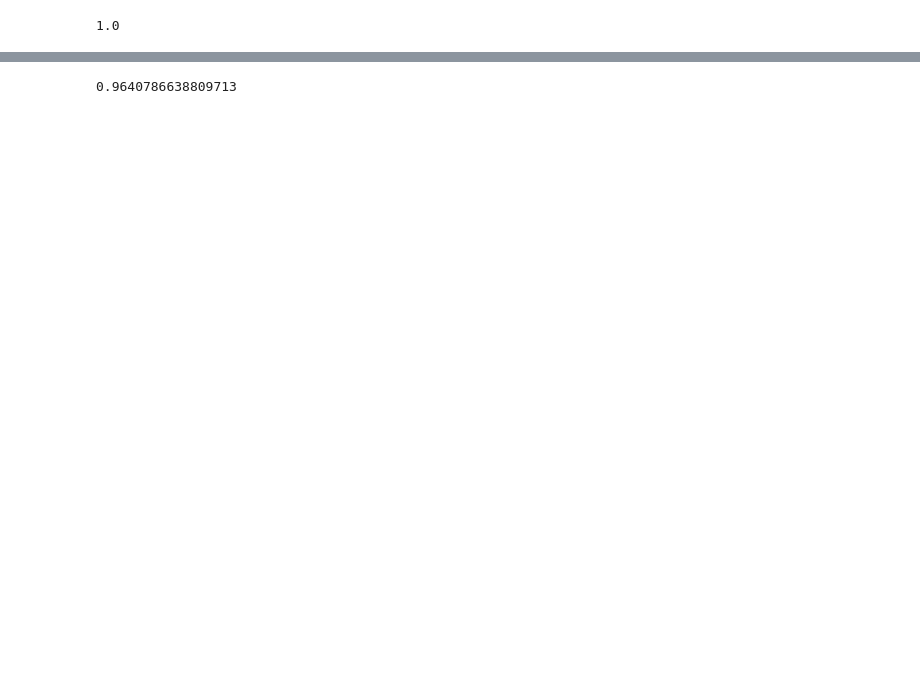
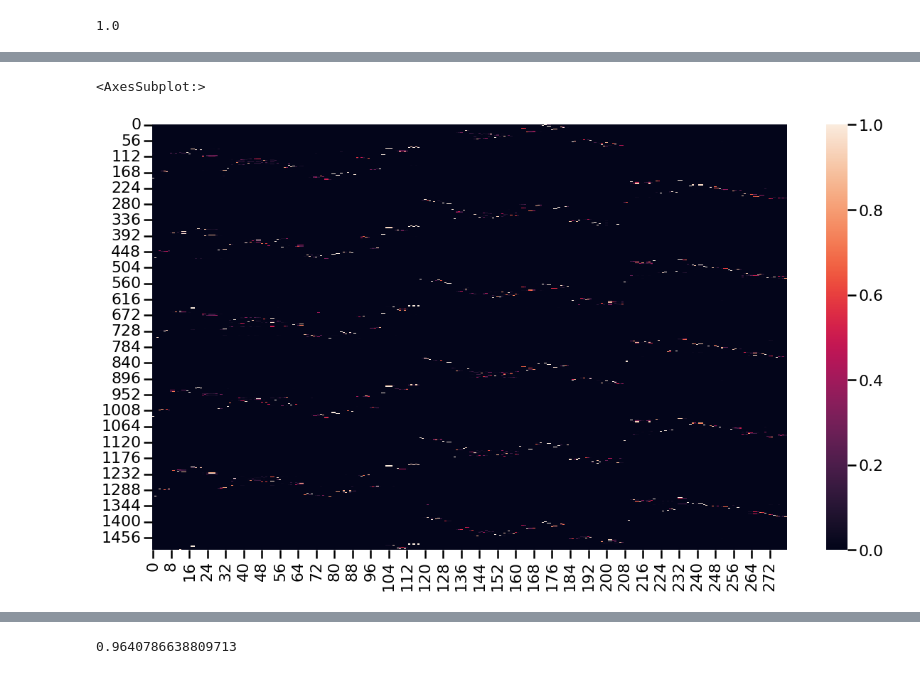
Before and after one commit to MuteJester/AlignAIR, a Jupyter notebook: Misc.ipynb, the cells around one changed output, grey strips where cells are left out. Saved outputs shown, nothing was run; the diff lists cells and outputs as text; code cells hidden in the pictures; blank space fills up the shorter version.

```diff
--- a/Misc.ipynb
+++ b/Misc.ipynb
@@ -691,0 +804,13 @@ predicted = trainer.model.predict(dataset, verbose=True)
+# %%
+padded_seqs_tensor = tf.convert_to_tensor(calibset[0], dtype=tf.int32)
+dataset_from_tensors = tf.data.Dataset.from_tensor_slices({
+    'tokenized_sequence': padded_seqs_tensor,
+    'tokenized_sequence_for_masking': padded_seqs_tensor
+})
+dataset = (
+    dataset_from_tensors
+    .batch(512)
+    .prefetch(tf.data.AUTOTUNE)
+)
+
+calib_predicted = trainer.model.predict(dataset, verbose=True)
@@ -692,3 +828,8 @@ predicted = trainer.model.predict(dataset, verbose=True)
+# %%
+sns.heatmap(calib_predicted['v_allele'][:1500])
+# %% [output]
+<AxesSubplot:>
+[figure, added]
 # %%
 alignairr_predicted=predicted
 # %%
```
Also changed, not shown: parts of 62 cells of this notebook, 14 other files.
